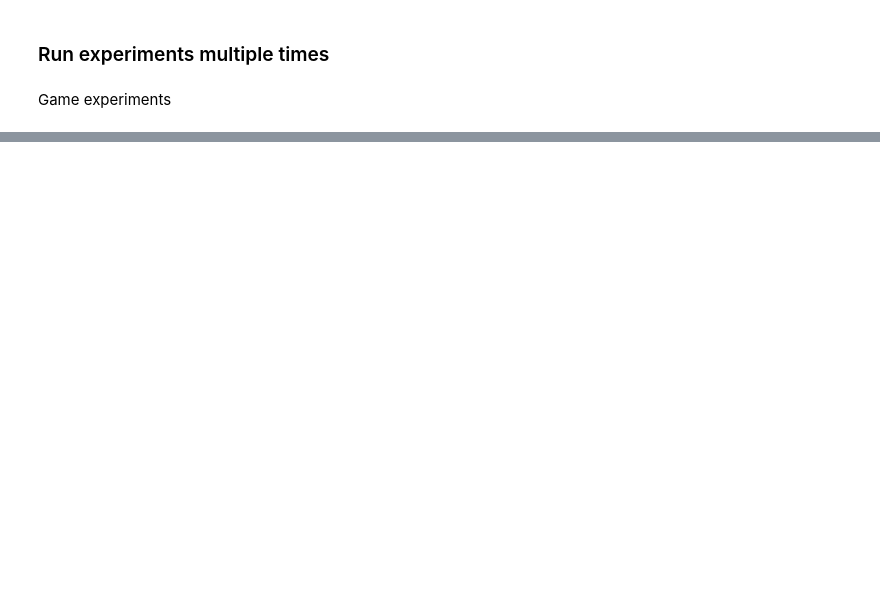
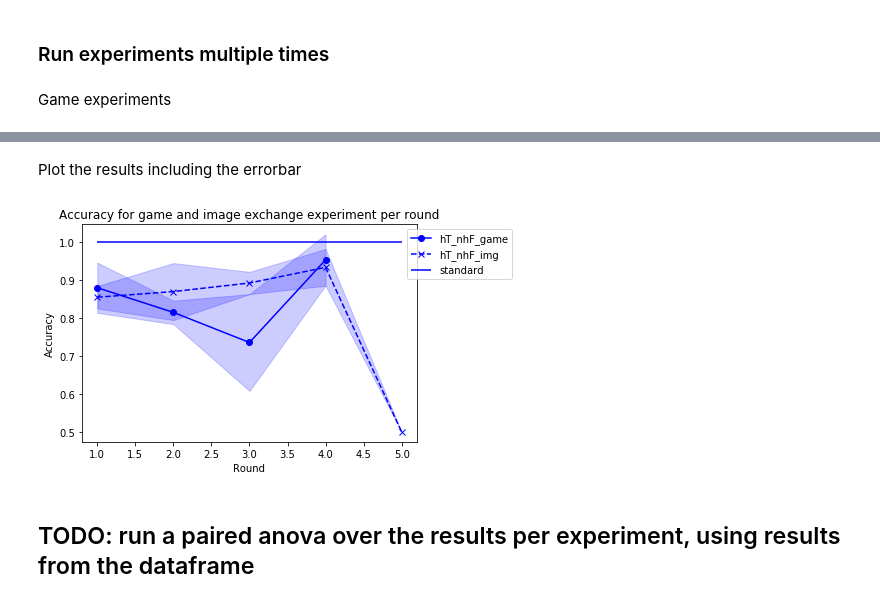
Before and after one commit to lindalw/CDM, a Jupyter notebook: photobook_dataset/discriminator/Run_model.ipynb, the cells around one changed output, grey strips where cells are left out. Cells and saved outputs as stored; diff of their text form; code cells hidden in the pictures; blank space fills up the shorter version.

```diff
--- a/photobook_dataset/discriminator/Run_model.ipynb
+++ b/photobook_dataset/discriminator/Run_model.ipynb
@@ -815,0 +1045,74 @@ pickle.dump( experiment_names, open( "experiment_names_game_img_2405.p", "wb" )
+# %% [markdown]
+Plot the results including the errorbar
+# %%
+hist_means = {condition:[] for condition in accs_hist}
+hist_stds = {condition:[] for condition in accs_hist}
+
+nohist_means = {condition:[] for condition in accs_hist}
+colors = ['blue', 'orange', 'green', 'red', 'purple']
+x_range = list(range(1,6))
+plot_conds = ['hT_nhT', 'hT_nhF','hF_nhT','hF_nhF', 'all']
+plot_conds = ['all']
+plot_conds = ['h_nh_all']
+plot_conds = ['hT_nhT']
+plot_conds = ['hT_nhF']
+# plot_conds = ['hT_nhF', 'hT_nhT']
+
+# Create the hist_means dictionary
+for i in range(5):
+    experiment = 'games_'+str(i)
+    accs_hist, accs_nohist, lengths = print_accs(experiment, print_res=False)
+    for condition in accs_hist:
+        hist_means[condition].append(accs_hist[condition].mean())
+        hist_stds[condition].append(accs_hist[condition].std())
+
+# Plot the game lines
+for i in range(len(plot_conds)):
+    condition = list(plot_conds)[i]
+    plt.plot(x_range, hist_means[condition], marker='o', label=condition+"_game", color=colors[i])
+    plt.fill_between(x_range, np.array(hist_means[condition])-np.array(hist_stds[condition]), np.array(hist_means[condition])+np.array(hist_stds[condition]),
+                     color=colors[i], alpha=.2)
+
+plt.title("Accuracy for game exchange experiment per round")
+plt.ylabel('Accuracy')
+plt.xlabel('Round')
+plt.legend()
+# plt.show()
+
+
+# Create dicts with the mean accuracies
+hist_means = {condition:[] for condition in accs_hist}
+hist_stds = {condition:[] for condition in accs_hist}
+for i in range(5):
+    experiment = 'imgs_'+str(i)
+    accs_hist, accs_nohist, lengths = print_accs(experiment, print_res=False)
+    for condition in accs_hist:
+        hist_means[condition].append(accs_hist[condition].mean())
+        hist_stds[condition].append(accs_hist[condition].std())
+
+# Plot the images mean accuracies
+for i in range(len(plot_conds)):
+    condition = list(plot_conds)[i]
+    plt.plot(x_range, hist_means[condition], marker='x', label=condition+'_img', color=colors[i], linestyle='--')
+    plt.fill_between(x_range, np.array(hist_means[condition])-np.array(hist_stds[condition]), np.array(hist_means[condition])+np.array(hist_stds[condition]),
+                    color=colors[i], alpha=.2)
+
+# Plot the standard results (i.e. 0 or 1)
+for i in range(len(plot_conds)):
+    condition = list(plot_conds)[i]
+    plt.hlines(accs_hist_orig[condition]+(i*.02), 1, 5, color=colors[i], label='standard')
+
+# Plot the random baseline
+# plt.hlines(1/6, 1, 5, color='black', label='random')
+# plt.hlines(1/12, 1, 5, color='black')
+
+plt.title("Accuracy for game and image exchange experiment per round")
+plt.ylabel('Accuracy')
+plt.xlabel('Round')
+plt.legend()
+plt.legend(bbox_to_anchor=(1.3, 1.00))
+plt.show()
+# %% [output]
+[figure, added]
+# %% [markdown]
+## TODO: run a paired anova over the results per experiment, using results from the dataframe
```
Also changed, not shown: parts of 29 cells of this notebook, 2 other files.
